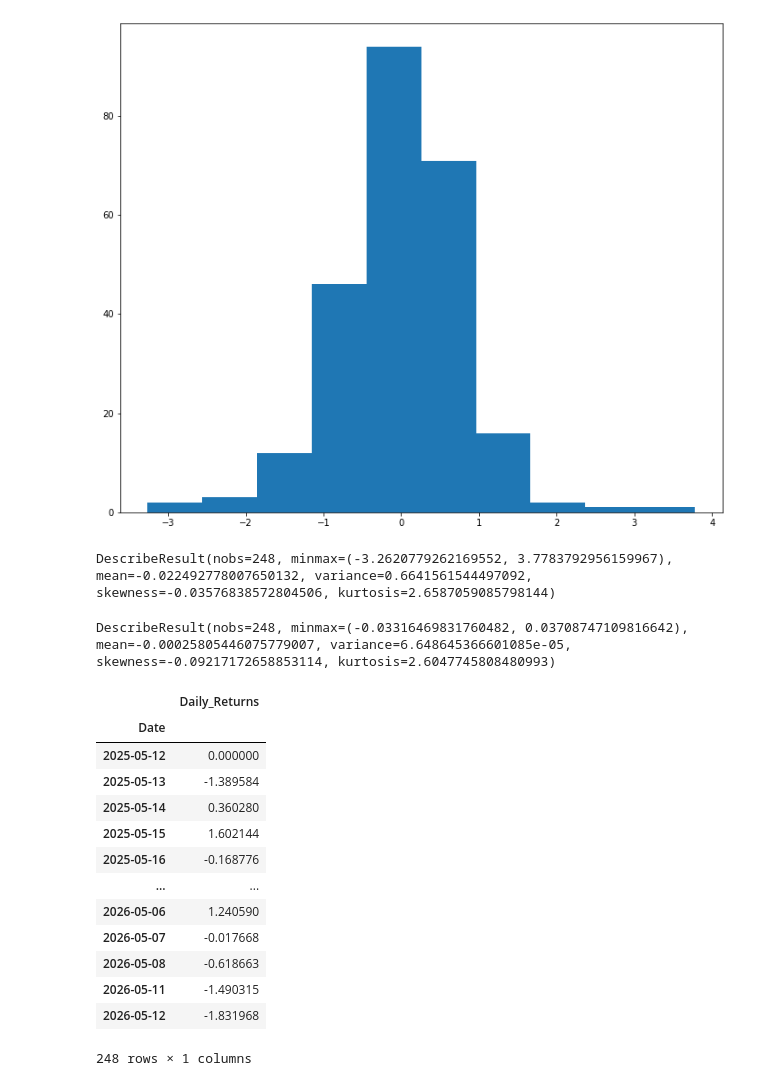
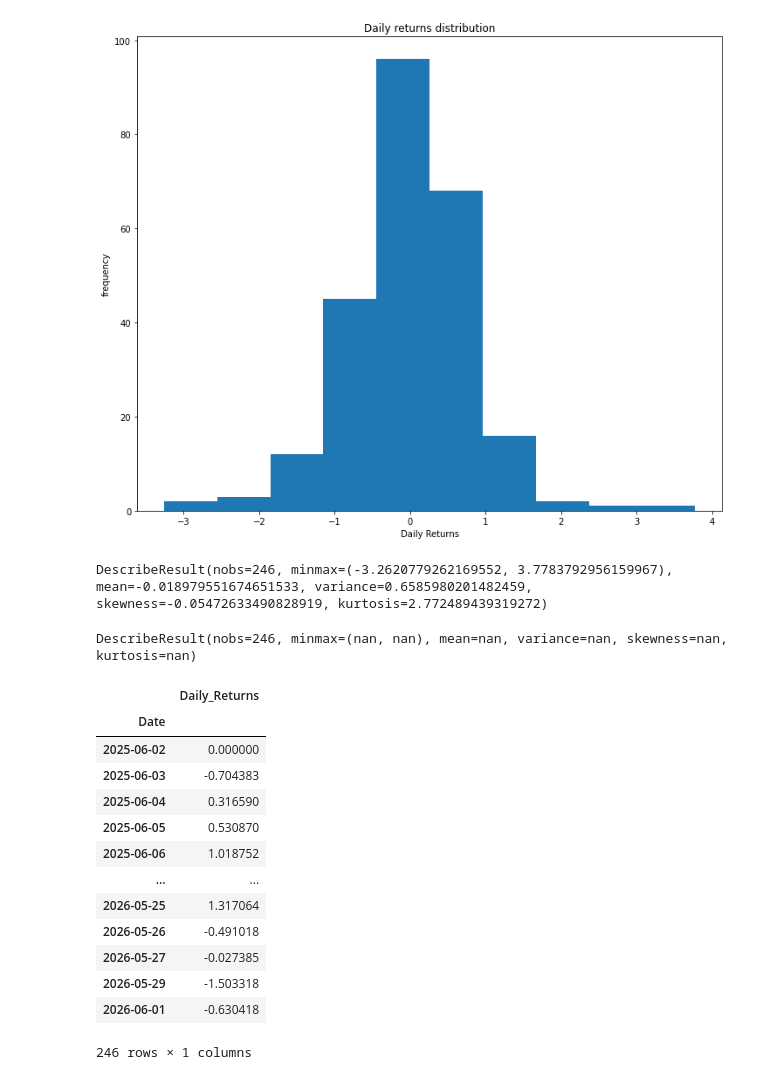
Before and after one commit to kanak27/Quant-journey, a Jupyter notebook: Nifty50 Quant prep.ipynb, the cells around one changed output. Drawn from its saved outputs; the diff is of its cells as text; code cells hidden in the pictures.

```diff
--- a/Nifty50 Quant prep.ipynb
+++ b/Nifty50 Quant prep.ipynb
@@ -107,7 +105,2 @@ nifty.Daily_Returns.std()
 # %%
 #log_returns = ln(p(t) / p(t -1)) = ln(p(t)) - ln(p(t - 1))
-# %%
-nifty['log_returns'] = np.log(nifty['Close'] / nifty['Close'].shift(1))
-# %%
-nifty['log_returns'] = nifty['log_returns'].fillna(0)
-nifty['log_returns']
@@ -155,38 +138,41 @@ plt.show()
 # %%
 returns = nifty['Daily_Returns'].to_frame()
 
 plt.figure(figsize = (12, 10))
 plt.hist(returns)
+plt.title('Daily returns distribution')
+plt.xlabel('Daily Returns')
+plt.ylabel('frequency')
 
 plt.show()
 # %% [output]
-[figure, old version]
+[figure, new version]
 # %%
 stats.describe(nifty['Daily_Returns'])
 # %% [output]
-DescribeResult(nobs=248, minmax=(-3.2620779262169552, 3.7783792956159967), mean=-0.022492778007650132, variance=0.6641561544497092, skewness=-0.03576838572804506, kurtosis=2.6587059085798144)
+DescribeResult(nobs=246, minmax=(-3.2620779262169552, 3.7783792956159967), mean=-0.018979551674651533, variance=0.6585980201482459, skewness=-0.05472633490828919, kurtosis=2.772489439319272)
 # %%
-stats.describe(nifty['log_returns'])
+stats.describe(nifty['log_return'])
 # %% [output]
-DescribeResult(nobs=248, minmax=(-0.03316469831760482, 0.03708747109816642), mean=-0.00025805446075779007, variance=6.648645366601085e-05, skewness=-0.09217172658853114, kurtosis=2.6047745808480993)
+DescribeResult(nobs=246, minmax=(nan, nan), mean=nan, variance=nan, skewness=nan, kurtosis=nan)
 # %%
 #build a cdf for returns, from scratch
 returns
 # %% [output]
 |  | Daily_Returns |
 | Date |  |
-| 2025-05-12 | 0.000000 |
-| 2025-05-13 | -1.389584 |
-| 2025-05-14 | 0.360280 |
-| 2025-05-15 | 1.602144 |
-| 2025-05-16 | -0.168776 |
+| 2025-06-02 | 0.000000 |
+| 2025-06-03 | -0.704383 |
+| 2025-06-04 | 0.316590 |
+| 2025-06-05 | 0.530870 |
+| 2025-06-06 | 1.018752 |
 | ... | ... |
-| 2026-05-06 | 1.240590 |
-| 2026-05-07 | -0.017668 |
-| 2026-05-08 | -0.618663 |
-| 2026-05-11 | -1.490315 |
-| 2026-05-12 | -1.831968 |
+| 2026-05-25 | 1.317064 |
+| 2026-05-26 | -0.491018 |
+| 2026-05-27 | -0.027385 |
+| 2026-05-29 | -1.503318 |
+| 2026-06-01 | -0.630418 |
-248 rows × 1 columns
+246 rows × 1 columns
 # %%
 returns_cdf = returns.sort_values(by = 'Daily_Returns', ascending = True, inplace = False)
 returns_cdf['rowNumber'] = range(1, len(returns_cdf) + 1)
```
Also changed, not shown: parts of 16 cells of this notebook, 14 other files.
